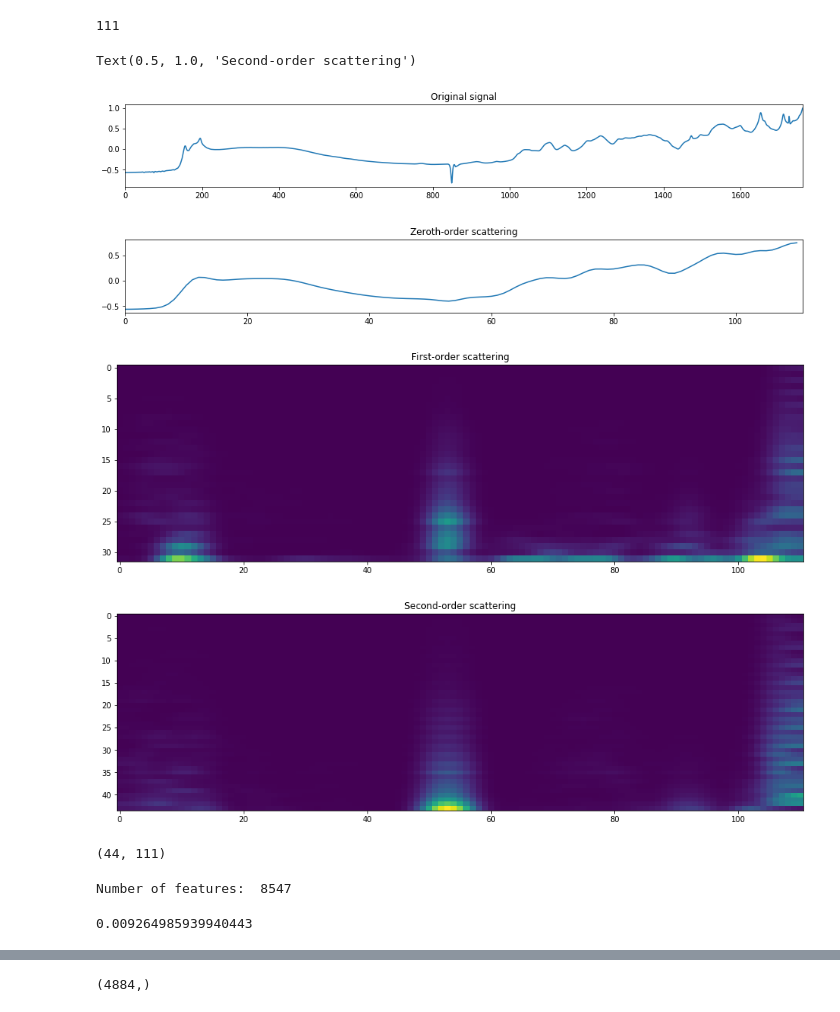
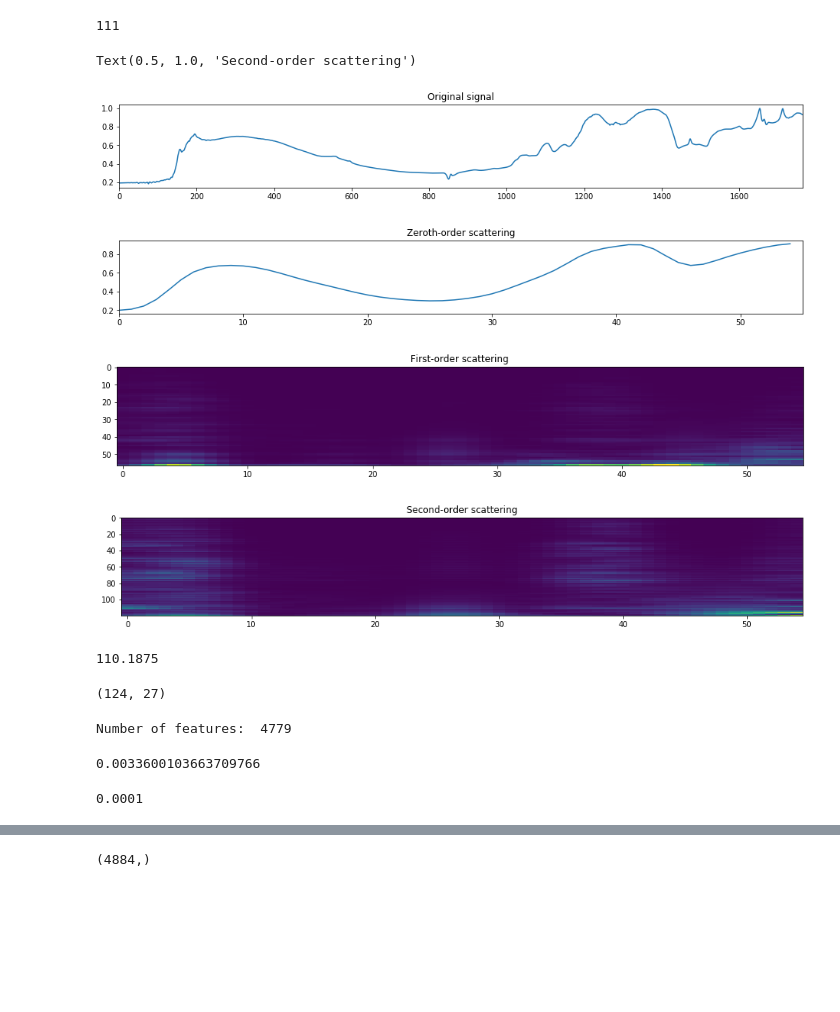
Before and after one commit to franckalbinet/spectrai, a Jupyter notebook: examples/_legacy/wavelet-scattering.ipynb, the cells around one changed output, grey strips where cells are left out. Cells and saved outputs as stored; diff of their text form; code cells hidden in the pictures; blank space fills up the shorter version.

```diff
--- a/examples/_legacy/wavelet-scattering.ipynb
+++ b/examples/_legacy/wavelet-scattering.ipynb
@@ -32,0 +26,3 @@ AttributeError: module 'spectrai' has no attribute 'load_data_petra'
+# %%
+# Loading Potassium, NH4OAc
+X, X_names, y, y_names, instances_id = load_data([723])
@@ -193,9 +229,9 @@ with plt.style.context(('ggplot')):
 # %%
 T = x.shape[-1]
-J = 4
-Q = 30
+J = 5
+Q = 24
 
-scattering = Scattering1D(J, T, Q)
+scattering = Scattering1D(J, T, Q, average=True)
 Sx = scattering(x.ravel())
 
 meta = scattering.meta()
@@ -280,41 +384,49 @@ len(Sx[order0][0])
 # %%
 plt.figure(figsize=(16, 2))
 plt.plot(x.ravel())
 plt.xlim(0, len(x.ravel()))
 plt.title('Original signal')
 
 plt.figure(figsize=(16, 6))
 plt.subplot(3, 1, 1)
 plt.plot(Sx[order0][0])
 plt.xlim(0, len(Sx[order0][0]))
 plt.title('Zeroth-order scattering')
 
-plt.figure(figsize=(16, 16))
+plt.figure(figsize=(16, 8))
 plt.subplot(3, 1, 2)
 plt.imshow(Sx[order1], aspect='auto')
 plt.title('First-order scattering')
 
-plt.figure(figsize=(16, 16))
+plt.figure(figsize=(16, 8))
 plt.subplot(3, 1, 3)
 plt.imshow(Sx[order2], aspect='auto')
 plt.title('Second-order scattering')
 # %% [output]
 Text(0.5, 1.0, 'Second-order scattering')
-[figure, old version]
+[figure, new version]
-[figure, old version]
+[figure, new version]
-[figure, old version]
+[figure, new version]
-[figure, old version]
+[figure, new version]
+# %%
+x.shape[1] / 2**4
+# %% [output]
+110.1875
 # %%
 Sx[order2].shape
 # %% [output]
-(44, 111)
+(124, 27)
 # %%
 nb_features = len(Sx[order2].ravel()) + len(Sx[order1].ravel()) + len(Sx[order0][0])
 print('Number of features: ', nb_features)
 # %% [output]
-Number of features:  8547
+Number of features:  4779
 # %%
 np.max(Sx[order1].ravel())
 # %% [output]
-0.009264985939940443
+0.0033600103663709766
+# %%
+1e-4
+# %% [output]
+0.0001
 # %%
```
Also changed, not shown: parts of 22 cells of this notebook, 21 other files.
